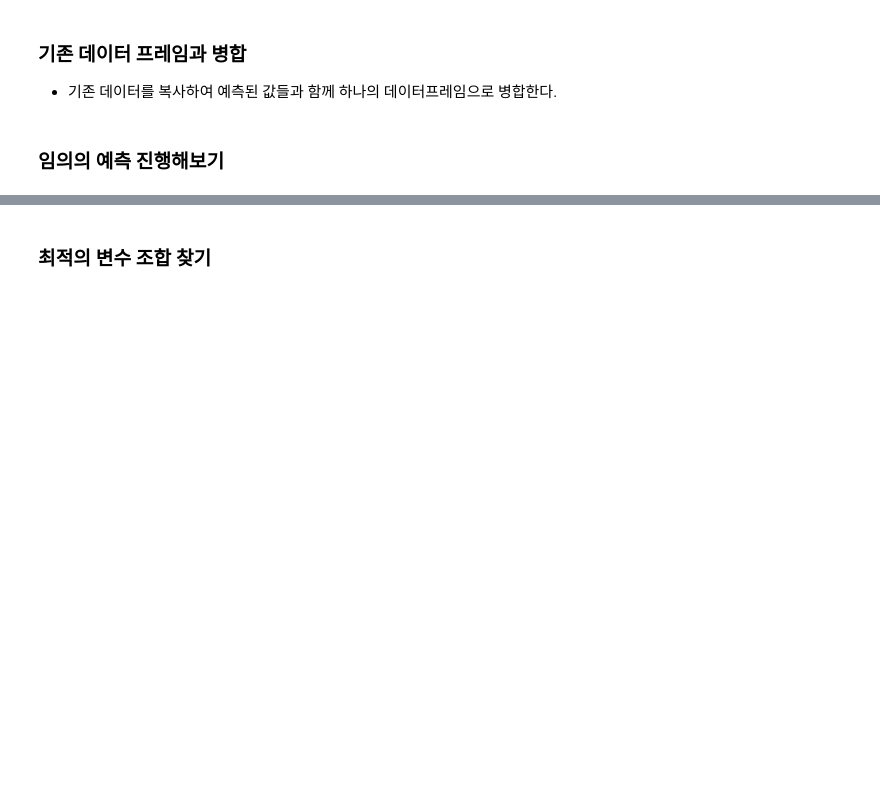
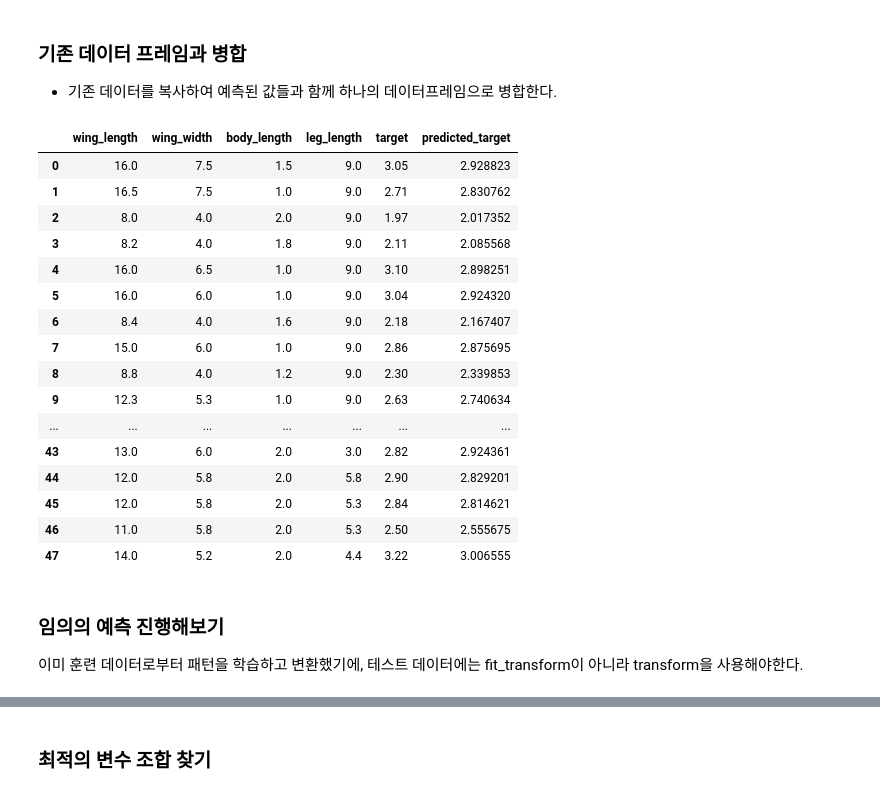
Before and after one commit to LeeHeonWoo1/Intel, a Jupyter notebook: projects/paper Helicopter/paper_helicopter.ipynb, the cells around one changed output, grey strips where cells are left out. Saved outputs shown, nothing was run; the diff lists cells and outputs as text; code cells hidden in the pictures; blank space fills up the shorter version.

```diff
--- a/projects/paper Helicopter/paper_helicopter.ipynb
+++ b/projects/paper Helicopter/paper_helicopter.ipynb
@@ -175,5 +231,26 @@ df1.to_csv("./data of paper helicopter.csv", encoding = "utf8", sep = ",", index
-# %% [markdown]
-### 임의의 예측 진행해보기
+# %%
+df1
+# %% [output]
+|  | wing_length | wing_width | body_length | leg_length | target | predicted_target |
+| 0 | 16.0 | 7.5 | 1.5 | 9.0 | 3.05 | 2.928823 |
+| 1 | 16.5 | 7.5 | 1.0 | 9.0 | 2.71 | 2.830762 |
+| 2 | 8.0 | 4.0 | 2.0 | 9.0 | 1.97 | 2.017352 |
+| 3 | 8.2 | 4.0 | 1.8 | 9.0 | 2.11 | 2.085568 |
+| 4 | 16.0 | 6.5 | 1.0 | 9.0 | 3.10 | 2.898251 |
+| 5 | 16.0 | 6.0 | 1.0 | 9.0 | 3.04 | 2.924320 |
+| 6 | 8.4 | 4.0 | 1.6 | 9.0 | 2.18 | 2.167407 |
+| 7 | 15.0 | 6.0 | 1.0 | 9.0 | 2.86 | 2.875695 |
+| 8 | 8.8 | 4.0 | 1.2 | 9.0 | 2.30 | 2.339853 |
+| 9 | 12.3 | 5.3 | 1.0 | 9.0 | 2.63 | 2.740634 |
+| ... | ... | ... | ... | ... | ... | ... |
+| 43 | 13.0 | 6.0 | 2.0 | 3.0 | 2.82 | 2.924361 |
+| 44 | 12.0 | 5.8 | 2.0 | 5.8 | 2.90 | 2.829201 |
+| 45 | 12.0 | 5.8 | 2.0 | 5.3 | 2.84 | 2.814621 |
+| 46 | 11.0 | 5.8 | 2.0 | 5.3 | 2.50 | 2.555675 |
+| 47 | 14.0 | 5.2 | 2.0 | 4.4 | 3.22 | 3.006555 |
+# %% [markdown]
+### 임의의 예측 진행해보기
+이미 훈련 데이터로부터 패턴을 학습하고 변환했기에, 테스트 데이터에는 fit_transform이 아니라 transform을 사용해야한다.
 # %%
 # 테스트 데이터 생성
 test_data1 = train_X_scaler.transform([[5.0, 3.5, 1.0, 5.0]])
```
Also changed, not shown: parts of 24 cells of this notebook.
